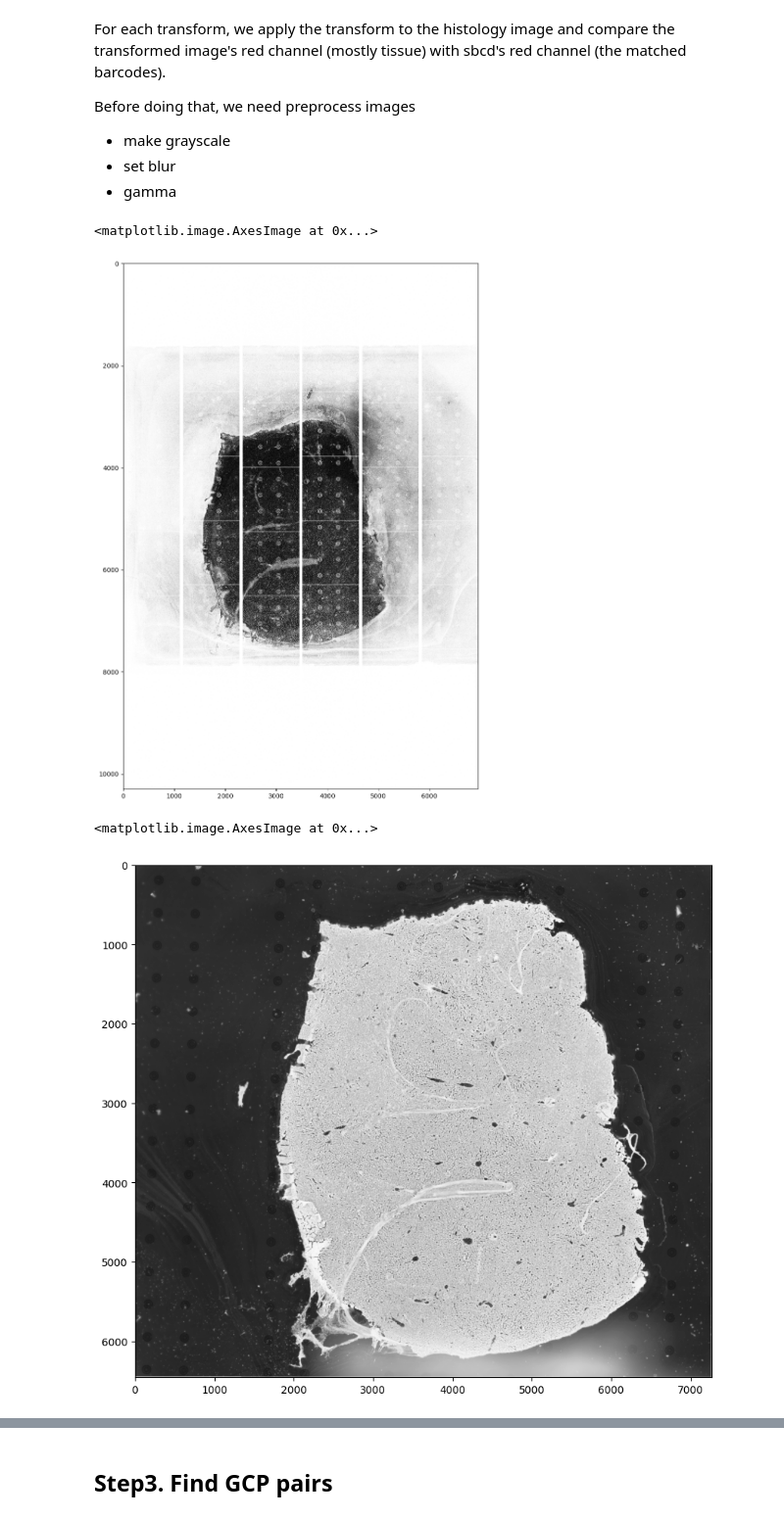
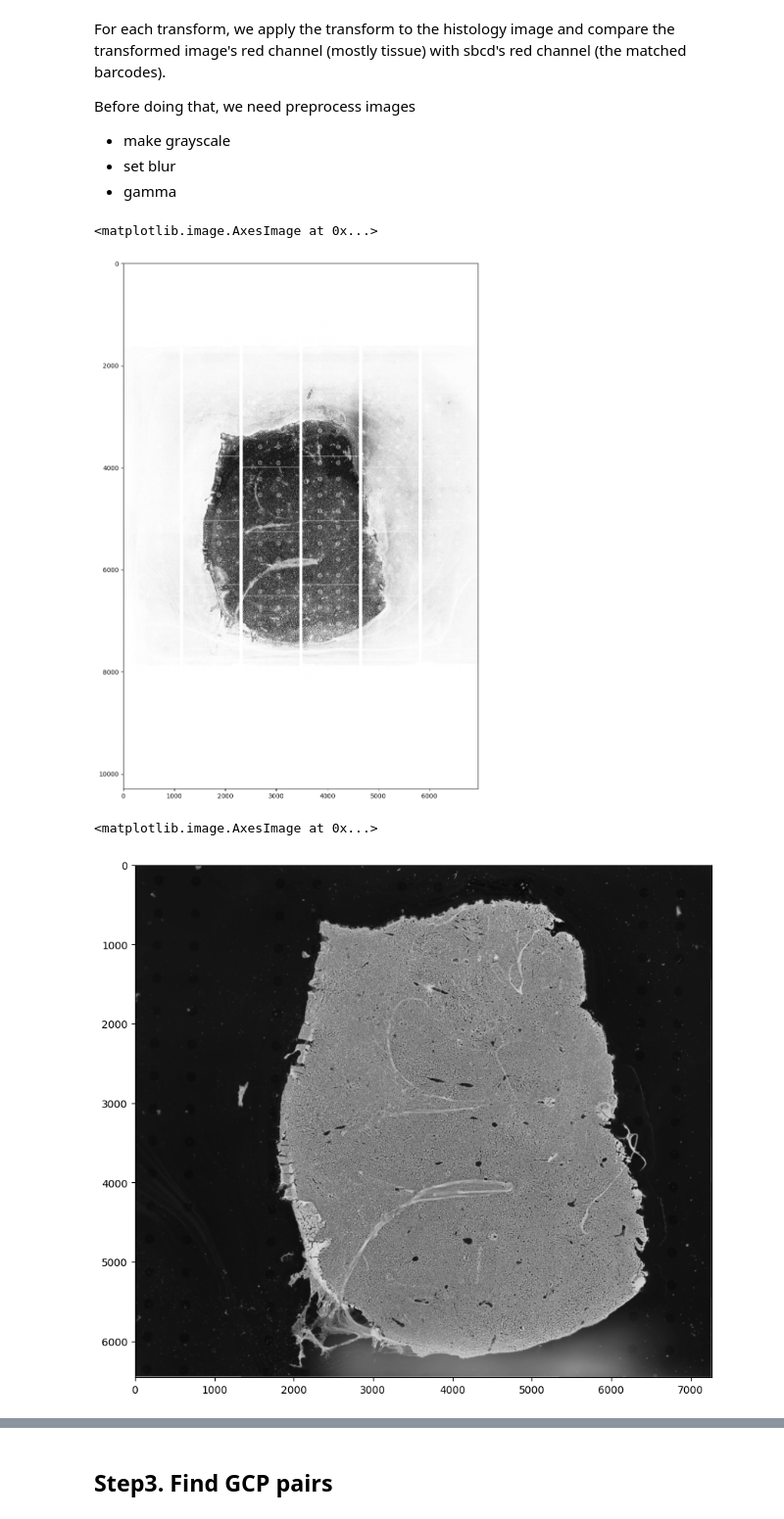
Before and after one commit to seqscope/historef, a Jupyter notebook: notebook/Automated-b08c.ipynb, the cells around one changed output, grey strips where cells are left out. Shown at 98% size. Cells and saved outputs as stored; diff of their text form; code cells hidden in the pictures.

```diff
--- a/notebook/Automated-b08c.ipynb
+++ b/notebook/Automated-b08c.ipynb
@@ -107,19 +107,19 @@ Before doing that, we need preprocess images
 - set blur
 - gamma
 # %%
-sbcd_lvl = matchraster.preprocess_image(im_nge_raw, xy_swap=True, channel=1, blur=1, gamma=5)
+sbcd_lvl = matchraster.preprocess_image(im_nge_raw, xy_swap=True, channel=1, blur=5, gamma=1)
 plt.figure(figsize=(15, 15))
 plt.imshow(sbcd_lvl, cmap='Greys')
 # %% [output]
 <matplotlib.image.AxesImage at 0x...>
-[figure, old version]
+[figure, new version]
 # %%
-hist_green = matchraster.preprocess_image(im_hne_raw, xy_swap=True, channel=1, blur=None, gamma=1)
+hist_green = matchraster.preprocess_image(im_hne_raw, xy_swap=True, channel=1, blur=5, gamma=2)
 plt.figure(figsize=(10, 10))
 plt.imshow(hist_green, cmap='Greys')
 # %% [output]
 <matplotlib.image.AxesImage at 0x...>
-[figure, old version]
+[figure, new version]
 # %%
 best_tf, best_idx, best_B, errors  = matchraster.find_best_transform(sbcd_lvl, hist_green, tms)
 # %% [output]
```
Also changed, not shown: parts of 16 cells of this notebook, 2 other files.
